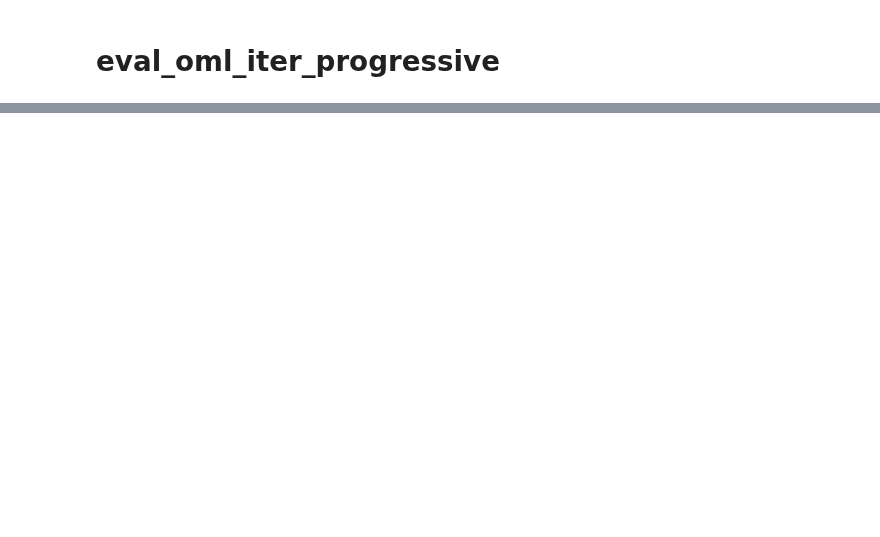
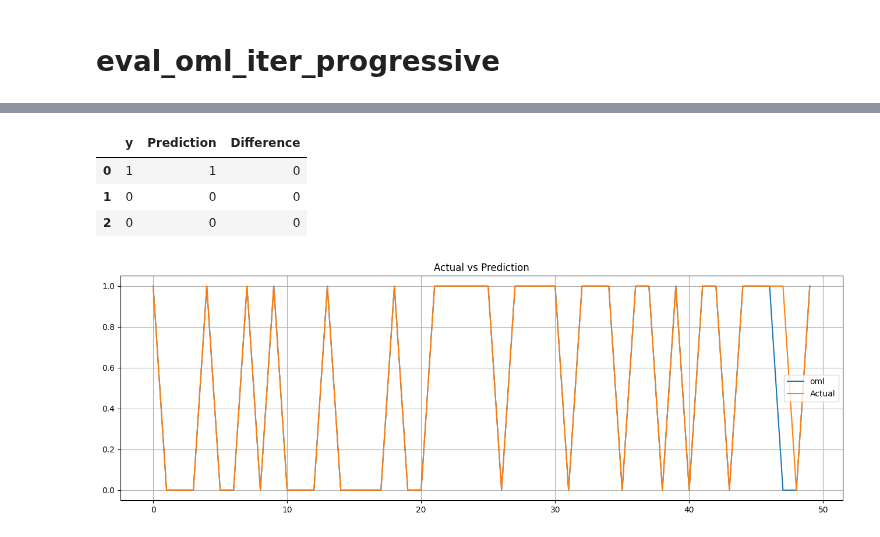
Before and after one commit to sequential-parameter-optimization/spotRiver, a Jupyter notebook: notebooks/00_tests.ipynb, the cells around one changed output, grey strips where cells are left out. Cells and saved outputs as stored; diff of their text form; code cells hidden in the pictures; blank space fills up the shorter version.

```diff
--- a/notebooks/00_tests.ipynb
+++ b/notebooks/00_tests.ipynb
@@ -321,0 +1156,50 @@ df_preds.head()
+# %%
+df_true_oml_lm = df_true_oml_lm.apply(lambda x: x.astype(int) if x.dtype == bool else x)
+df_true_oml_lm.head(3)
+# %% [output]
+|  | y | Prediction | Difference |
+| 0 | 1 | 1 | 0 |
+| 1 | 0 | 0 | 0 |
+| 2 | 0 | 0 | 0 |
+# %%
+def plot_bml_oml_horizon_predictions(
+df_true: list[pd.DataFrame] = None,
+df_labels: list = None,
+target_column: str = "Actual",
+log_x=False,
+log_y=False,
+skip_first_n=0,
+grid=True,
+fig_width=16,
+fig_height=5,
+**kwargs,
+) -> None:
+    if df_true is not None:
+        df_plot = copy.deepcopy(df_true)
+    if df_plot.__class__ != list:
+        df_plot = [df_plot]
+    # plot actual vs predicted values
+    plt.figure(figsize=(fig_width, fig_height))
+    for j, df in enumerate(df_plot):
+        # Assign label based on input or default value
+        if df_labels is None:
+            label = f"{j}"
+        else:
+            label = df_labels[j]
+        # skip first n values
+        df["Prediction"][range(skip_first_n)] = np.nan
+        plt.plot(df.index, df["Prediction"], label=label, **kwargs)
+    # Plot the actual value only once:
+    plt.plot(df_plot[0].index, df_plot[0][target_column], label="Actual", **kwargs)
+    plt.title("Actual vs Prediction")
+    if log_x:
+        plt.xscale("log")
+    if log_y:
+        plt.yscale("log")
+    plt.grid(grid)
+    plt.legend()
+plt.show()
+# %%
+plot_bml_oml_horizon_predictions(df_true = [df_true_oml_lm[0:50]], target_column=target_column,  df_labels=df_labels)
+# %% [output]
+[figure, added]
```
Also changed, not shown: parts of 68 cells of this notebook, 3 other files.
